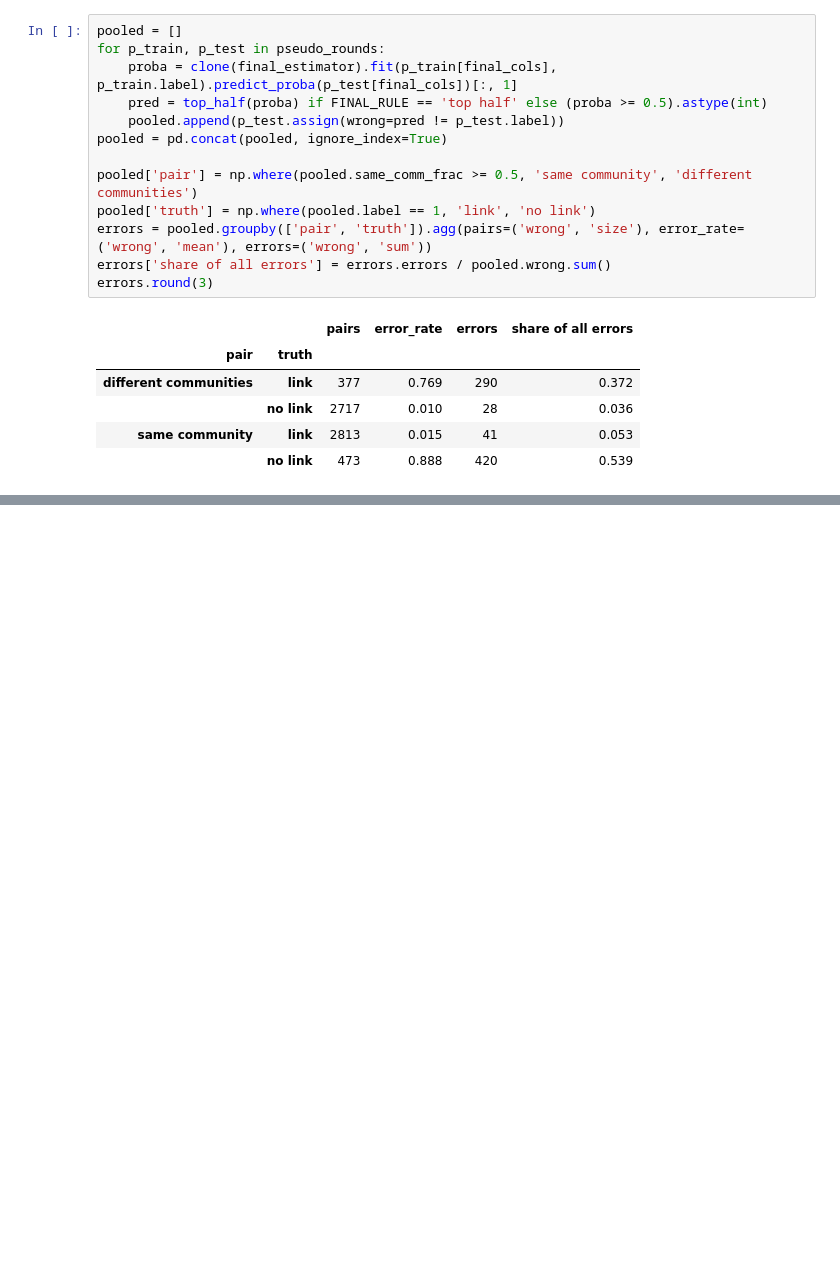
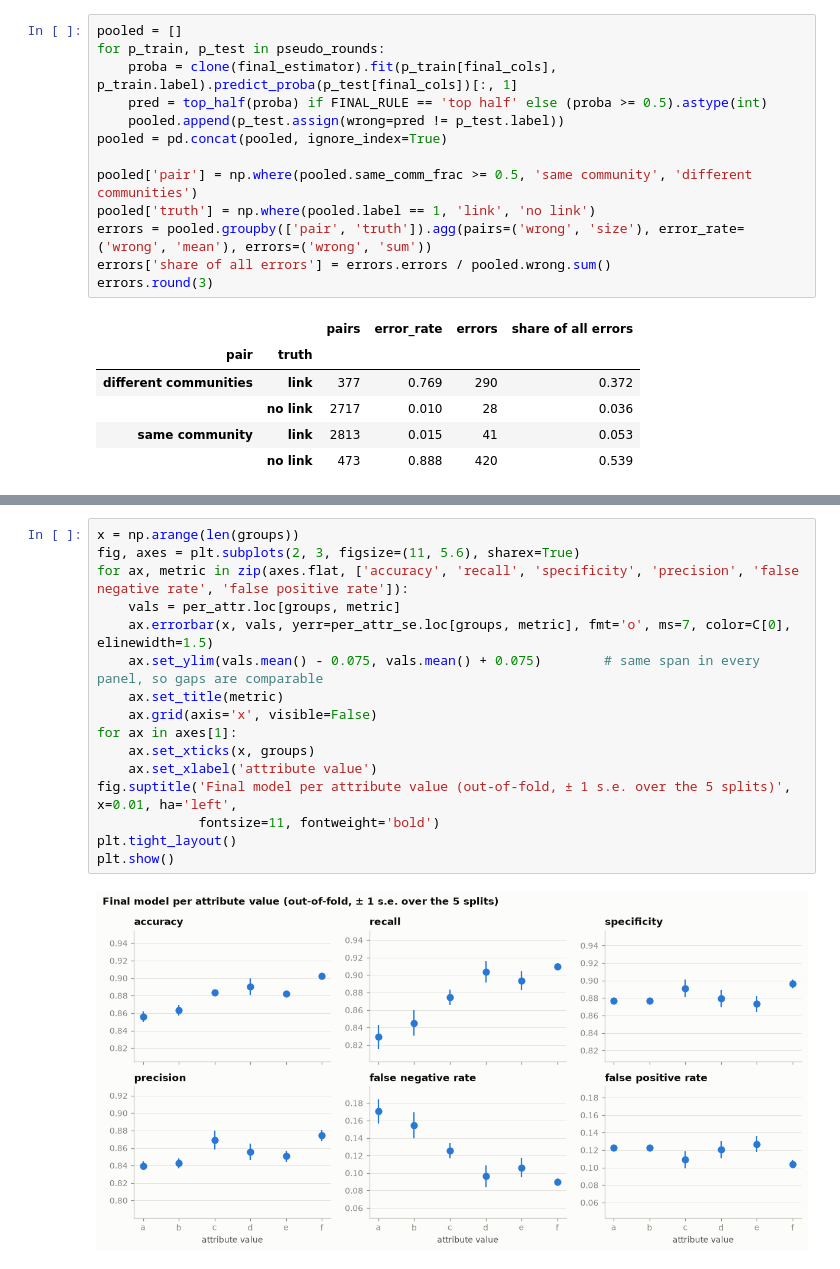
Before and after one commit to geomimo/Link-Prediction, a Jupyter notebook: notebooks/mimo2_feature_engineering.ipynb, the cells around one changed output, grey strips where cells are left out. Drawn from its saved outputs; the diff is of its cells as text; blank space fills up the shorter version.

Commit message:
added ethics metrics

```diff
--- a/notebooks/mimo2_feature_engineering.ipynb
+++ b/notebooks/mimo2_feature_engineering.ipynb
@@ -1242,0 +1309,18 @@ Numbers are from this run (everything is seeded).
+# %%
+x = np.arange(len(groups))
+fig, axes = plt.subplots(2, 3, figsize=(11, 5.6), sharex=True)
+for ax, metric in zip(axes.flat, ['accuracy', 'recall', 'specificity', 'precision', 'false negative rate', 'false positive rate']):
+    vals = per_attr.loc[groups, metric]
+    ax.errorbar(x, vals, yerr=per_attr_se.loc[groups, metric], fmt='o', ms=7, color=C[0], elinewidth=1.5)
+    ax.set_ylim(vals.mean() - 0.075, vals.mean() + 0.075)        # same span in every panel, so gaps are comparable
+    ax.set_title(metric)
+    ax.grid(axis='x', visible=False)
+for ax in axes[1]:
+    ax.set_xticks(x, groups)
+    ax.set_xlabel('attribute value')
+fig.suptitle('Final model per attribute value (out-of-fold, ± 1 s.e. over the 5 splits)', x=0.01, ha='left',
+             fontsize=11, fontweight='bold')
+plt.tight_layout()
+plt.show()
+# %% [output]
+[figure, added]
```
Also changed, not shown: parts of 9 cells of this notebook.
